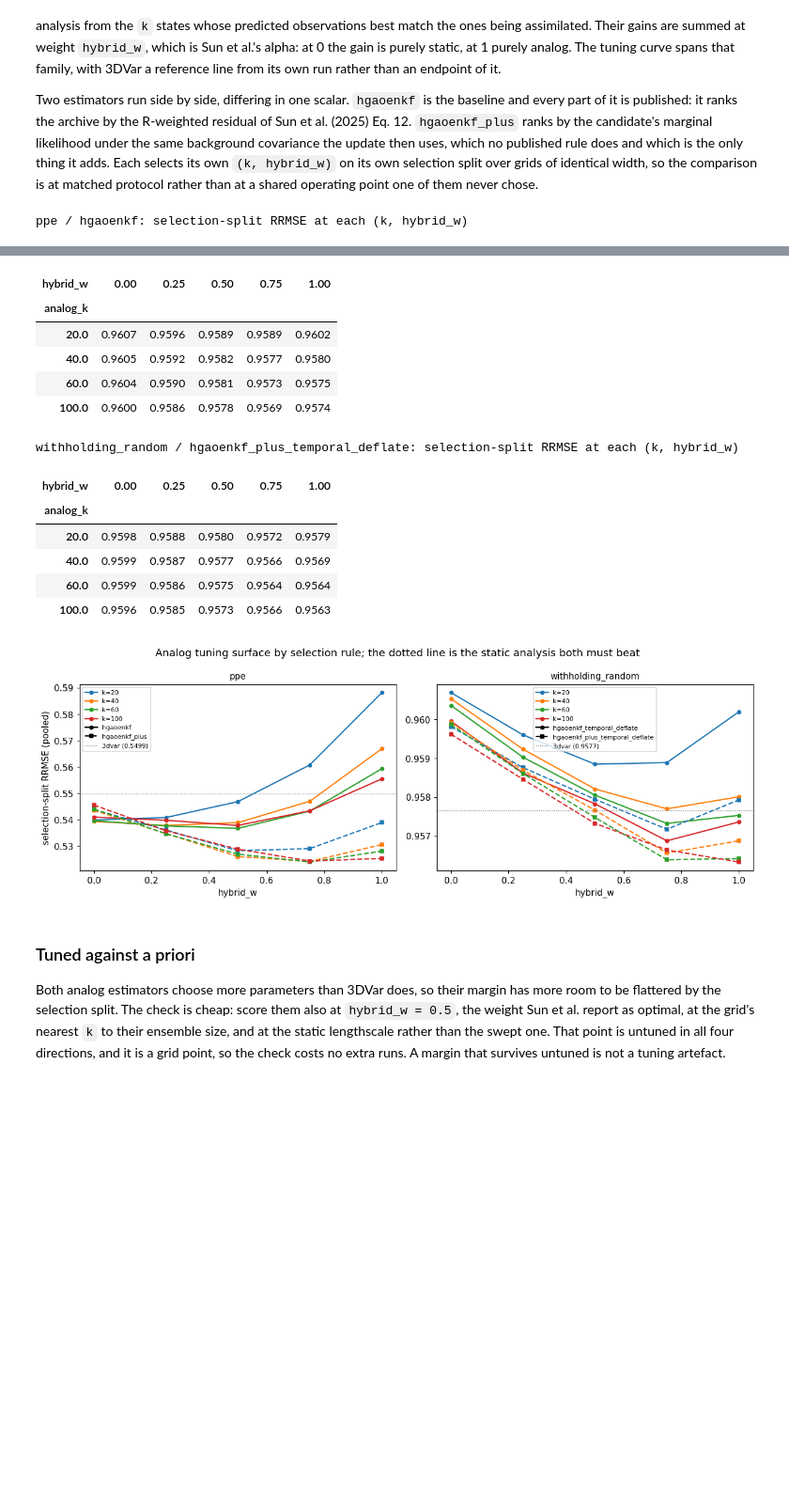
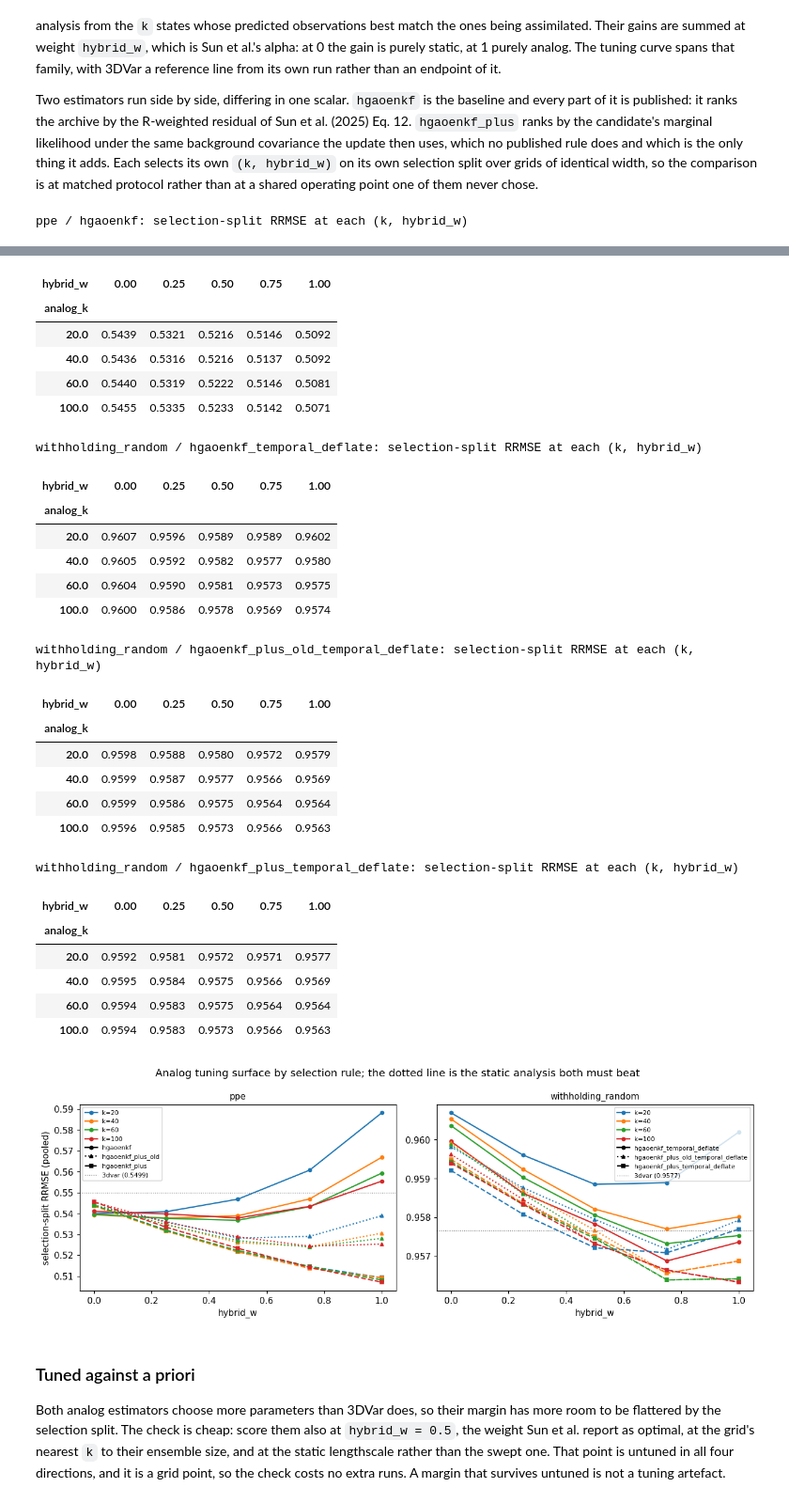
Before and after one commit to evgeni-g-georgiev/sparse_paleoclimate_field_reconstruction, a Jupyter notebook: notebooks/09_da_comparison.ipynb, the cells around one changed output, grey strips where cells are left out. Shown at 94% size. Saved outputs shown, nothing was run; the diff lists cells and outputs as text; code cells hidden in the pictures; blank space fills up the shorter version.

Commit message:
feat(notebooks): read the earlier extension in 09
Carries the new analog columns and compares against hgaoenkf_plus_old.

```diff
--- a/notebooks/09_da_comparison.ipynb
+++ b/notebooks/09_da_comparison.ipynb
@@ -60,9 +60,10 @@ OUT = Path("../outputs/da")
 FIG = Path("../outputs/figures/09_da_comparison"); FIG.mkdir(parents=True, exist_ok=True)
 
 TAPER = ["localization_km", "shrinkage_lambda", "alpha"]
-# The analog ensemble size and hybrid weight, which the analog estimators tune where the
-# pixel model tunes the taper. NaN for any estimator that draws no ensemble.
-ANALOG = ["analog_k", "hybrid_w"]
+# The axes the analog estimators tune where the pixel model tunes the taper. NaN for any
+# estimator that draws no ensemble; zero on an extension term means the term is off, which
+# is what an estimator that never carried it was.
+ANALOG = ["analog_k", "hybrid_w", "tendency_theta", "tendency_lag_yr", "redundancy_theta"]
 CONFIG_COLS = TAPER + ANALOG
 # The baseline and the one estimator that extends it. The baseline ranks candidates by the
 # R-weighted misfit of Sun et al. (2025) Eq. 12; the extension by the marginal likelihood
@@ -70,9 +71,14 @@ CONFIG_COLS = TAPER + ANALOG
 # with no published counterpart.
 HG = ex.hgaoenkf_estimator(ANALOG_MISFIT)
 HG_PLUS = ex.hgaoenkf_estimator(ANALOG_EVIDENCE)
+# The extension as it stood when only the selection score differed from the baseline, kept
+# on disk so a later extension is measured against it as well as against the baseline. It
+# is a historical tag rather than one derived from a selection rule, so it is named here.
+HG_PLUS_OLD = "hgaoenkf_plus_old"
+ANALOG_ESTIMATORS = (HG, HG_PLUS_OLD, HG_PLUS)
 # Estimators that carry a b_scale sweep and a selection split, as opposed to the
 # prior-free references.
-BASE_METHODS = ["3dvar", HG, HG_PLUS]
+BASE_METHODS = ["3dvar", *ANALOG_ESTIMATORS]
 
 M = pd.concat([pd.read_csv(p) for p in glob.glob(str(OUT / "*/metrics.csv"))],
               ignore_index=True)
@@ -81,6 +87,13 @@ M = pd.concat([pd.read_csv(p) for p in glob.glob(str(OUT / "*/metrics.csv"))],
 for _col in ANALOG:
     if _col not in M.columns:
         M[_col] = np.nan
+# An analog run written before an extension term existed was that term switched off, so
+# zero is its exact value rather than a stand-in. Filling it is what keeps those rows
+# grouping and matching alongside the runs that name the term; left as NaN they split off
+# on every key that carries the analog axes.
+_analog_row = M.method.str.startswith("hgaoenkf")
+for _col in ("tendency_theta", "tendency_lag_yr", "redundancy_theta"):
+    M.loc[_analog_row, _col] = M.loc[_analog_row, _col].fillna(0.0)
 
 # Which estimator produced a row, and which treatment of observation staleness it ran
 # under. These are two facts about a row and the metrics CSV composes them into one method
@@ -122,17 +135,21 @@ LANE_TREATMENT = {"ppe": "off", "withholding_random": "deflate", "trajectory": "
 
 # One row per estimator. The staleness ladder and the ceiling are treatments rather than
 # estimators, so they belong to their own section below and not to this key.
-ROW_ORDER = ["pixel", HG, HG_PLUS, "pca", "ae", "vae", "idw", "nearest"]
-MODEL_DIR = {"pixel": "3dvar_pixel", HG: f"{HG}_pixel", HG_PLUS: f"{HG_PLUS}_pixel",
-             "pca": "3dvar_pca", "ae": "3dvar_ae", "vae": "3dvar_vae"}
+ROW_ORDER = ["pixel", HG, HG_PLUS_OLD, HG_PLUS, "pca", "ae", "vae", "idw", "nearest"]
+MODEL_DIR = {"pixel": "3dvar_pixel", "pca": "3dvar_pca", "ae": "3dvar_ae",
+             "vae": "3dvar_vae",
+             **{est: f"{est}_pixel" for est in ANALOG_ESTIMATORS}}
 # Each trajectory lane writes its own directory so it can be re-run without disturbing the
 # other lanes; its rows still carry space="pixel", so 3DVar's land under the `pixel` model.
 TRAJ_DIR = OUT / "3dvar_pixel_trajectory"
-HG_TRAJ = {HG: OUT / f"{HG}_pixel_trajectory", HG_PLUS: OUT / f"{HG_PLUS}_pixel_trajectory"}
+HG_TRAJ = {est: OUT / f"{est}_pixel_trajectory" for est in ANALOG_ESTIMATORS}
 ABL_DIR = OUT / "hgaoenkf_pixel_ablations"
-LOC_DIR = OUT / "hgaoenkf_pixel_localization"
-LOC_WH_DIR = {est: OUT / f"{est}_localization_wh" for est in (HG, HG_PLUS)}
-SCALE_DIR = OUT / f"{HG_PLUS}_scale"
+# One localization directory per estimator, so re-running one sweep cannot clear another's.
+LOC_DIR = {HG: OUT / "hgaoenkf_pixel_localization",
+           **{est: OUT / f"{est}_pixel_localization"
+              for est in (HG_PLUS_OLD, HG_PLUS)}}
+LOC_WH_DIR = {est: OUT / f"{est}_localization_wh" for est in ANALOG_ESTIMATORS}
+SCALE_DIR = {est: OUT / f"{est}_scale" for est in (HG_PLUS_OLD, HG_PLUS)}
 
 
 NAN_CONFIG = {col: np.nan for col in CONFIG_COLS}
@@ -777,8 +799,8 @@ def static_reference(lane, model="pixel"):
 # picture rather than by comparing two.
 ANALOG_LANES = [(lane, method_for(est, LANE_TREATMENT[lane]), "pixel")
                 for lane in ("ppe", "withholding_random")
-                for est in (HG, HG_PLUS)]
-RULE_STYLE = {HG: ("-", "o"), HG_PLUS: ("--", "s")}
+                for est in ANALOG_ESTIMATORS]
+RULE_STYLE = {HG: ("-", "o"), HG_PLUS_OLD: (":", "^"), HG_PLUS: ("--", "s")}
 ANALOG_PANELS = ["ppe", "withholding_random"]
 
 fig, axes = plt.subplots(1, len(ANALOG_PANELS), figsize=(5.8 * len(ANALOG_PANELS), 4.2),
@@ -792,7 +814,7 @@ for ax, panel in zip(axes[0], ANALOG_PANELS):
             continue
         print(f"{lane} / {method}: selection-split RRMSE at each (k, hybrid_w)")
         display(surf.round(4))
-        ls, mk = RULE_STYLE[HG_PLUS if method.startswith(HG_PLUS) else HG]
+        ls, mk = RULE_STYLE[split_method(method)[0]]
         for ki, (k, row) in enumerate(surf.iterrows()):
             ax.plot(row.index, row.values, ls=ls, marker=mk, ms=4, color=f"C{ki}",
                     label=f"k={int(k)}" if ci == 0 else None)
@@ -825,17 +847,31 @@ withholding_random / hgaoenkf_temporal_deflate: selection-split RRMSE at each (k
 | hybrid_w | 0.00 | 0.25 | 0.50 | 0.75 | 1.00 |
 | analog_k |  |  |  |  |  |
-| 20.0 | 0.9607 | 0.9596 | 0.9589 | 0.9589 | 0.9602 |
-| 40.0 | 0.9605 | 0.9592 | 0.9582 | 0.9577 | 0.9580 |
-| 60.0 | 0.9604 | 0.9590 | 0.9581 | 0.9573 | 0.9575 |
-| 100.0 | 0.9600 | 0.9586 | 0.9578 | 0.9569 | 0.9574 |
+| 20.0 | 0.5439 | 0.5321 | 0.5216 | 0.5146 | 0.5092 |
+| 40.0 | 0.5436 | 0.5316 | 0.5216 | 0.5137 | 0.5092 |
+| 60.0 | 0.5440 | 0.5319 | 0.5222 | 0.5146 | 0.5081 |
+| 100.0 | 0.5455 | 0.5335 | 0.5233 | 0.5142 | 0.5071 |
-withholding_random / hgaoenkf_plus_temporal_deflate: selection-split RRMSE at each (k, hybrid_w)
+withholding_random / hgaoenkf_temporal_deflate: selection-split RRMSE at each (k, hybrid_w)
 | hybrid_w | 0.00 | 0.25 | 0.50 | 0.75 | 1.00 |
 | analog_k |  |  |  |  |  |
-| 20.0 | 0.9598 | 0.9588 | 0.9580 | 0.9572 | 0.9579 |
-| 40.0 | 0.9599 | 0.9587 | 0.9577 | 0.9566 | 0.9569 |
-| 60.0 | 0.9599 | 0.9586 | 0.9575 | 0.9564 | 0.9564 |
-| 100.0 | 0.9596 | 0.9585 | 0.9573 | 0.9566 | 0.9563 |
+| 20.0 | 0.9607 | 0.9596 | 0.9589 | 0.9589 | 0.9602 |
+| 40.0 | 0.9605 | 0.9592 | 0.9582 | 0.9577 | 0.9580 |
+| 60.0 | 0.9604 | 0.9590 | 0.9581 | 0.9573 | 0.9575 |
+| 100.0 | 0.9600 | 0.9586 | 0.9578 | 0.9569 | 0.9574 |
+withholding_random / hgaoenkf_plus_old_temporal_deflate: selection-split RRMSE at each (k, hybrid_w)
+| hybrid_w | 0.00 | 0.25 | 0.50 | 0.75 | 1.00 |
+| analog_k |  |  |  |  |  |
+| 20.0 | 0.9598 | 0.9588 | 0.9580 | 0.9572 | 0.9579 |
+| 40.0 | 0.9599 | 0.9587 | 0.9577 | 0.9566 | 0.9569 |
+| 60.0 | 0.9599 | 0.9586 | 0.9575 | 0.9564 | 0.9564 |
+| 100.0 | 0.9596 | 0.9585 | 0.9573 | 0.9566 | 0.9563 |
+withholding_random / hgaoenkf_plus_temporal_deflate: selection-split RRMSE at each (k, hybrid_w)
+| hybrid_w | 0.00 | 0.25 | 0.50 | 0.75 | 1.00 |
+| analog_k |  |  |  |  |  |
+| 20.0 | 0.9592 | 0.9581 | 0.9572 | 0.9571 | 0.9577 |
+| 40.0 | 0.9595 | 0.9584 | 0.9575 | 0.9566 | 0.9569 |
+| 60.0 | 0.9594 | 0.9583 | 0.9575 | 0.9564 | 0.9564 |
+| 100.0 | 0.9594 | 0.9583 | 0.9573 | 0.9566 | 0.9563 |
-[figure, old version]
+[figure, new version]
 # %% [markdown]
 ### Tuned against a priori
 
```
Also changed, not shown: parts of 15 cells of this notebook.
